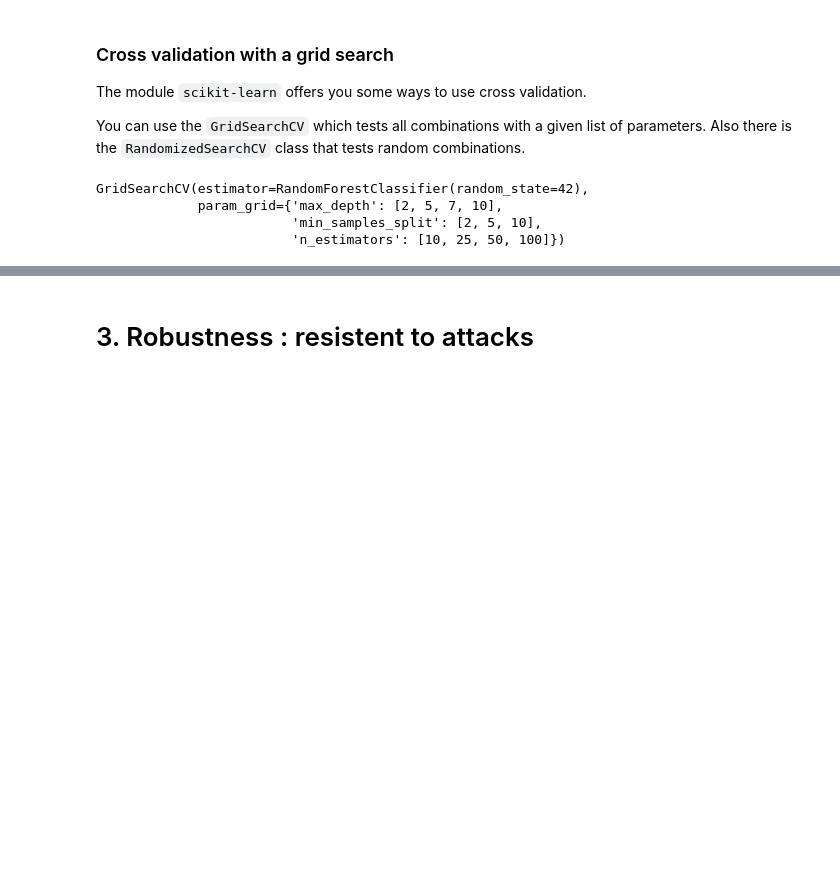
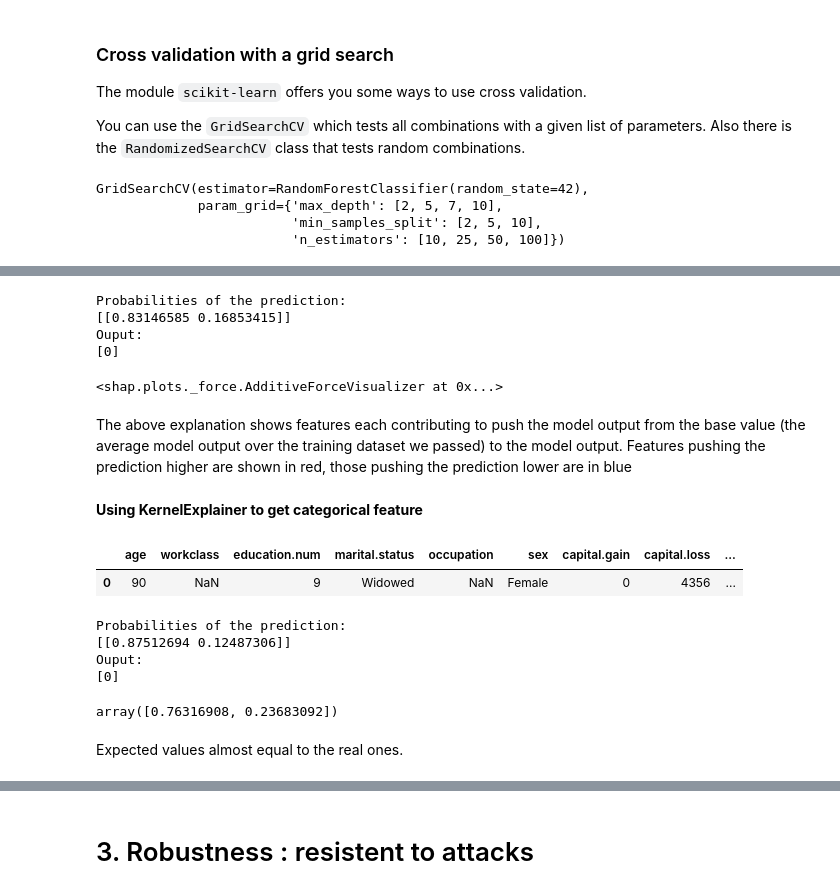
Before and after one commit to Nathanlauga/understand-robustness, a Jupyter notebook: notebooks/understand_robustness.ipynb, the cells around one changed output, grey strips where cells are left out. Drawn from its saved outputs; the diff is of its cells as text; code cells hidden in the pictures; blank space fills up the shorter version.

```diff
--- a/notebooks/understand_robustness.ipynb
+++ b/notebooks/understand_robustness.ipynb
@@ -470,0 +586,41 @@ Test accuracy : 86.09%
+# %%
+print('Probabilities of the prediction:')
+print(clf.predict_proba(sample_to_understand))
+
+print('Ouput:')
+print(clf.predict(sample_to_understand))
+# %% [output]
+Probabilities of the prediction:
+[[0.83146585 0.16853415]]
+Ouput:
+[0]
+# %%
+# Define the class to analyse
+# Here 0 is <=50K and 1 is >50K
+c = 1
+
+# visualize the first prediction's explanation (use matplotlib=True to avoid Javascript)
+shap.force_plot(explainer.expected_value[c], shap_values[c], sample_to_understand)
+# %% [output]
+<shap.plots._force.AdditiveForceVisualizer at 0x...>
+# %% [markdown]
+The above explanation shows features each contributing to push the model output from the base value (the average model output over the training dataset we passed) to the model output. Features pushing the prediction higher are shown in red, those pushing the prediction lower are in blue
+# %% [markdown]
+**Using KernelExplainer to get categorical feature**
+# %%
+sample_to_understand = data.iloc[0,:].to_frame().T
+sample_to_understand
+# %% [output]
+|  | age | workclass | education.num | marital.status | occupation | sex | capital.gain | capital.loss | ... |
+| 0 | 90 | NaN | 9 | Widowed | NaN | Female | 0 | 4356 | ... |
+# %%
+print('Probabilities of the prediction:')
+print(pipeline.predict_proba(sample_to_understand))
+
+print('Ouput:')
+print(pipeline.predict(sample_to_understand))
+# %% [output]
+Probabilities of the prediction:
+[[0.87512694 0.12487306]]
+Ouput:
+[0]
@@ -470,0 +636,6 @@ Test accuracy : 86.09%
+# %%
+explainer.expected_value
+# %% [output]
+array([0.76316908, 0.23683092])
+# %% [markdown]
+Expected values almost equal to the real ones.
```
Also changed, not shown: parts of 32 cells of this notebook.
